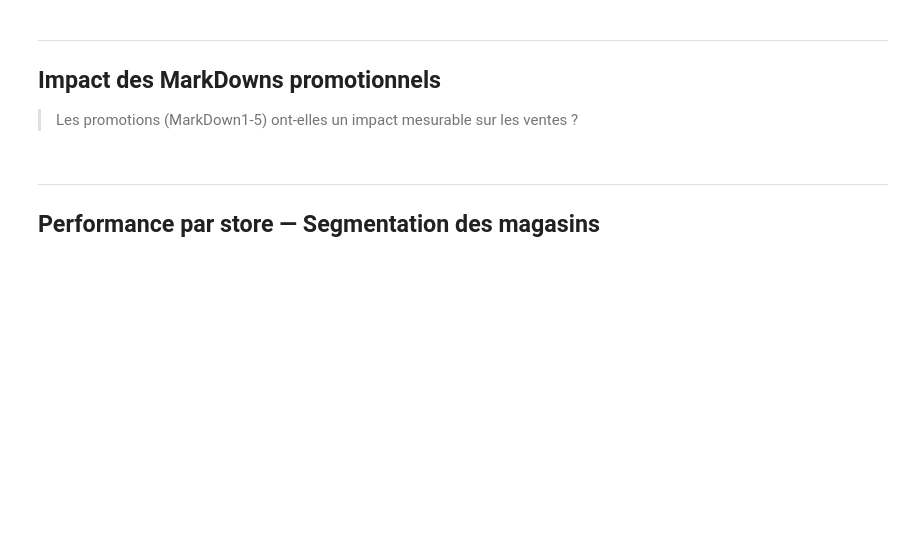
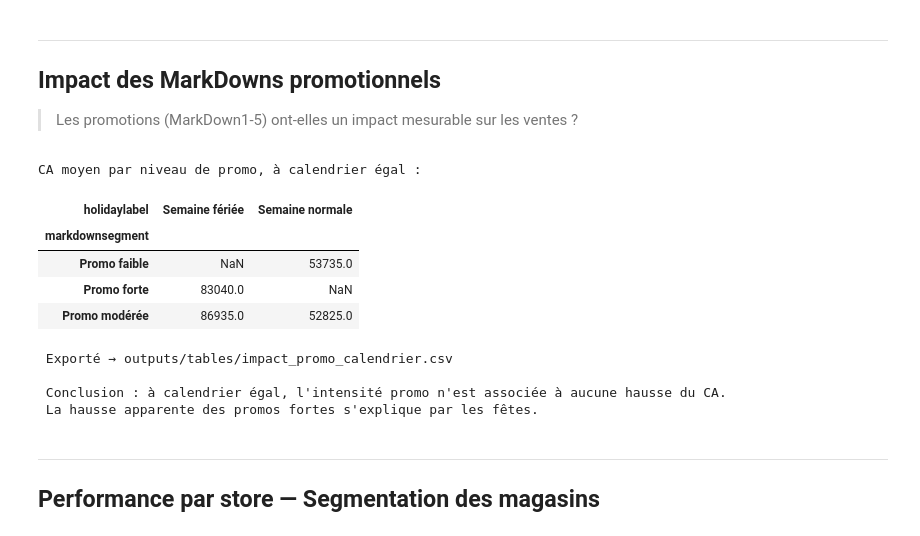
Before and after one commit to light971/Retail-Store-Sales, a Jupyter notebook: notebooks/02_eda_analyse.ipynb, the cells around one changed output. Saved outputs shown, nothing was run; the diff lists cells and outputs as text; code cells hidden in the pictures; blank space fills up the shorter version.

```diff
--- a/notebooks/02_eda_analyse.ipynb
+++ b/notebooks/02_eda_analyse.ipynb
@@ -523,3 +477,33 @@ print(" Exporté → outputs/tables/impact_holidays.csv")
+# %%
+# Impact des promotions à calendrier égal
+# Les promos fortes n'existent que pendant les fêtes : on compare donc
+# les niveaux de promo séparément en semaine fériée et en semaine normale.
+promo_x_ferie = (
+    df.groupby(["markdownsegment", "holidaylabel"], observed=True)["weeklysalesclean"]
+    .mean()
+    .unstack()
+    .round(0)
+)
+print("CA moyen par niveau de promo, à calendrier égal :")
+display(promo_x_ferie)
+
+promo_x_ferie.to_csv(os.path.join(TABLES, "impact_promo_calendrier.csv"))
+print(" Exporté → outputs/tables/impact_promo_calendrier.csv")
+print(
+    "\n Conclusion : à calendrier égal, l'intensité promo n'est associée à aucune hausse du CA."
+)
+print(" La hausse apparente des promos fortes s'explique par les fêtes.")
+# %% [output]
+CA moyen par niveau de promo, à calendrier égal :
+| holidaylabel | Semaine fériée | Semaine normale |
+| markdownsegment |  |  |
+| Promo faible | NaN | 53735.0 |
+| Promo forte | 83040.0 | NaN |
+| Promo modérée | 86935.0 | 52825.0 |
+ Exporté → outputs/tables/impact_promo_calendrier.csv
+
+ Conclusion : à calendrier égal, l'intensité promo n'est associée à aucune hausse du CA.
+ La hausse apparente des promos fortes s'explique par les fêtes.
 # %% [markdown]
 ---
 ## Performance par store — Segmentation des magasins
```
Also changed, not shown: parts of 4 cells of this notebook, 2 other files.
